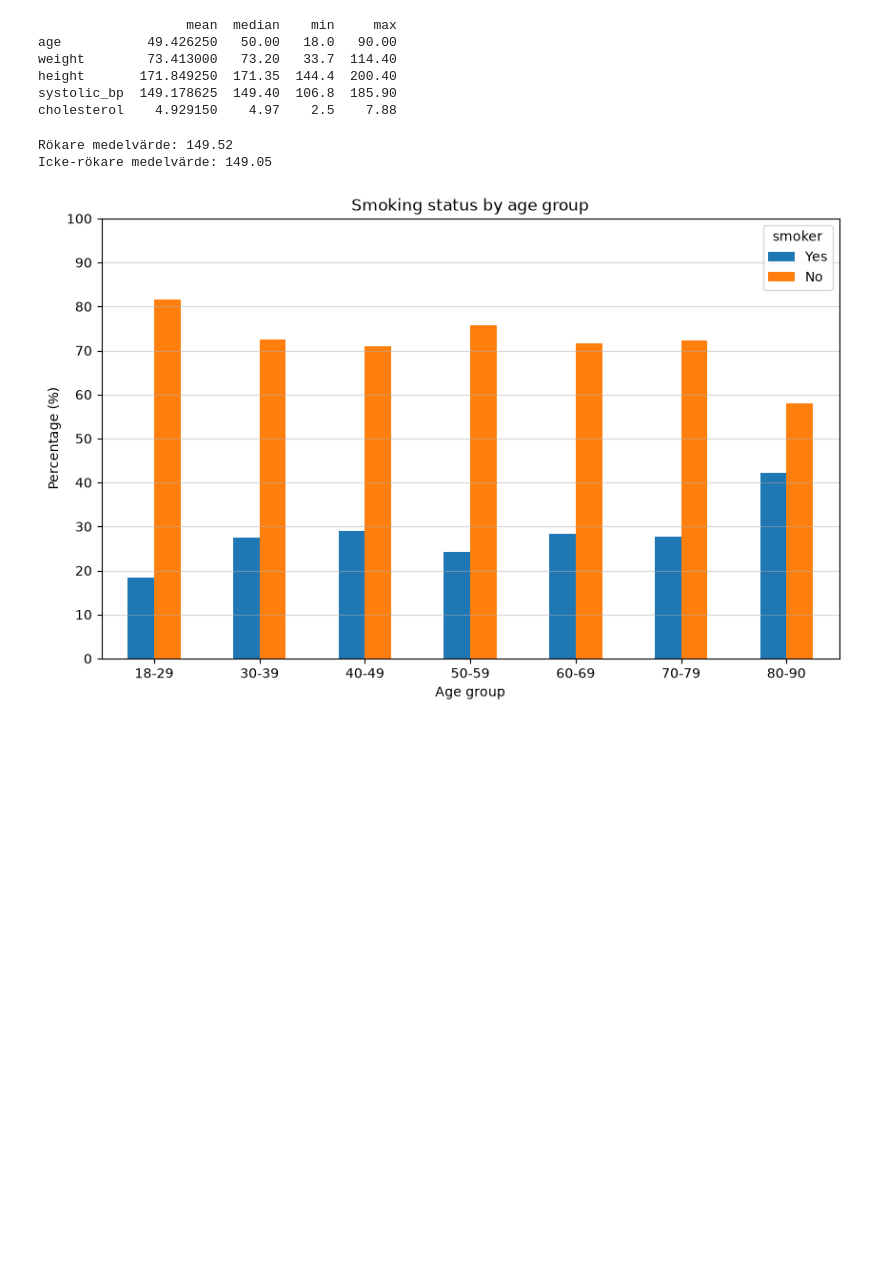
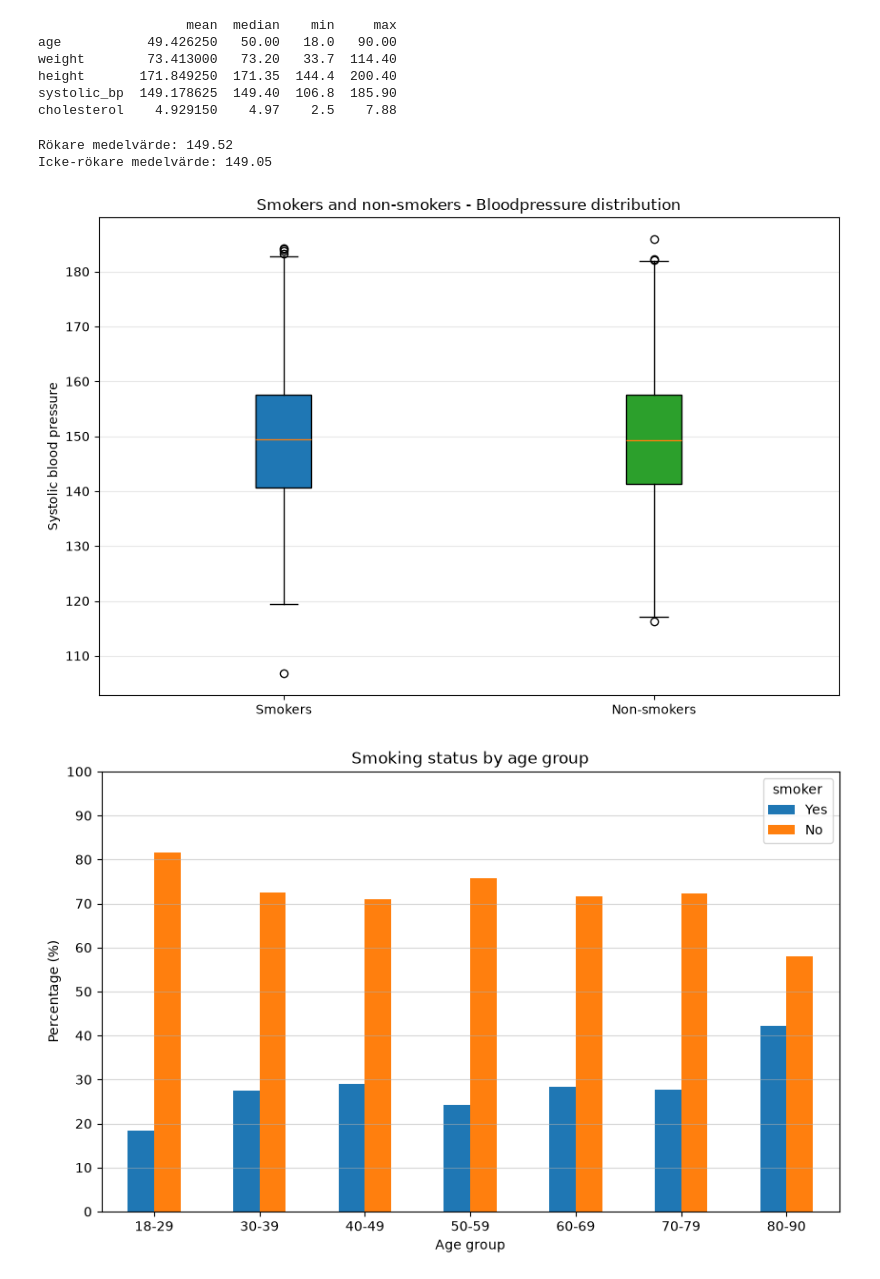
Before and after one commit to wilolel/health-study-project, a Jupyter notebook: notebooks/del2.ipynb, the cells around one changed output. Saved outputs shown, nothing was run; the diff lists cells and outputs as text; code cells hidden in the pictures; blank space fills up the shorter version.

Commit message:
Skapat boxplot, blodtrycksdistribution bland rökare och ickerökare, i klassen

```diff
--- a/notebooks/del2.ipynb
+++ b/notebooks/del2.ipynb
@@ -20,13 +20,16 @@ height       171.849250  171.35  144.4  200.40
 systolic_bp  149.178625  149.40  106.8  185.90
 cholesterol    4.929150    4.97    2.5    7.88
 # %%
-result = analyzer.compare_bp("smoker")
+result = analyzer.compare_bp()
 
-print(f"Rökare medelvärde: {result['smokers']:.2f}")
-print(f"Icke-rökare medelvärde: {result['non_smokers']:.2f}")
+print(f"Rökare medelvärde: {result['smokers_bp']:.2f}")
+print(f"Icke-rökare medelvärde: {result['non_smokers_bp']:.2f}")
+
+boxplot_bp = analyzer.boxplot_bp()
 # %% [output]
 Rökare medelvärde: 149.52
 Icke-rökare medelvärde: 149.05
+[figure, added]
 # %%
 smoker_age_chart(df)
 # %% [output]
```
Also changed, not shown: parts of 1 cell of this notebook, 2 other files.
